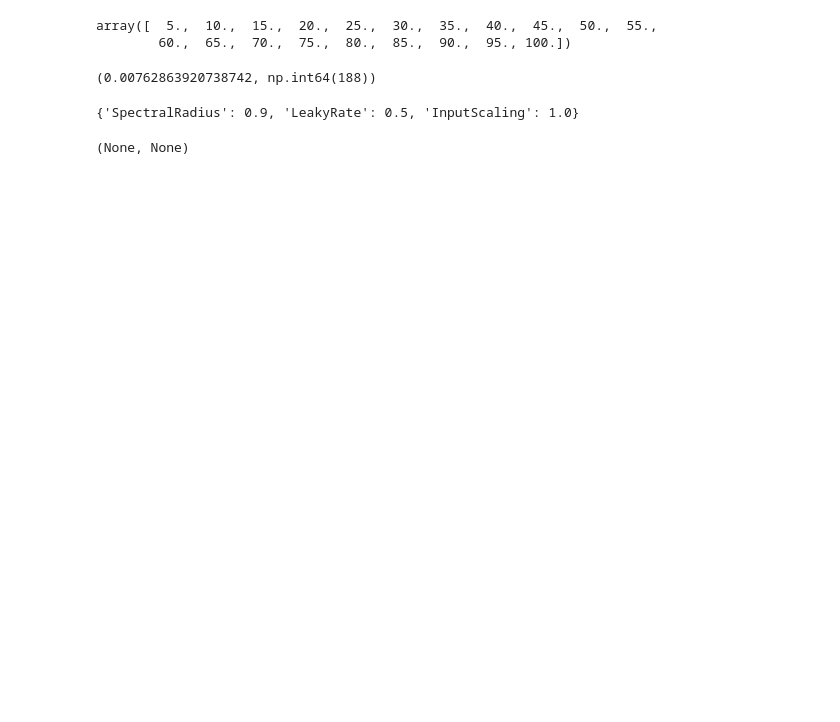
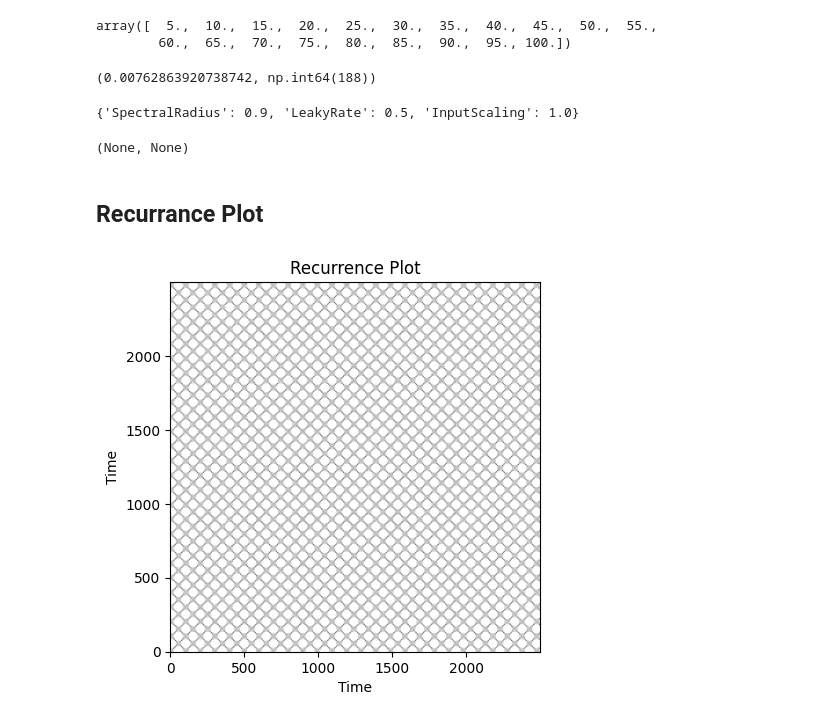
Before and after one commit to jaychotaliya987/Reservoir_Pytorch, a Jupyter notebook: Examples/Input_Discretization/Testing.ipynb, the cells around one changed output. Drawn from its saved outputs; the diff is of its cells as text; code cells hidden in the pictures; blank space fills up the shorter version.

```diff
--- a/Examples/Input_Discretization/Testing.ipynb
+++ b/Examples/Input_Discretization/Testing.ipynb
@@ -146,3 +146,25 @@ viz.compare_plot(datasets=[data[select]['true_value'], data[select]['predictions
 viz.plot_components(data[select]['predictions'][:500]), viz.plot_components(data[select]['true_value'][:500])
 # %% [output]
 (None, None)
+# %% [markdown]
+## Recurrance Plot
+# %%
+from pyts.image import RecurrencePlot
+import matplotlib.pyplot as plt
+true_data = data[select]['true_value']
+# Sample trajectory: could be from your reservoir or true system
+trajectory = true_data[:, 0]  # use one coordinate or do PCA first
+
+# RP object
+rp = RecurrencePlot(threshold='point', percentage=10)
+
+# If using 1D: it will do embedding internally
+X_rp = rp.fit_transform(trajectory.reshape(1, -1))
+
+plt.imshow(X_rp[0], cmap='binary', origin='lower')
+plt.title("Recurrence Plot")
+plt.xlabel("Time")
+plt.ylabel("Time")
+plt.show()
+# %% [output]
+[figure, added]
```
Also changed, not shown: parts of 2 cells of this notebook, 2 other files.
